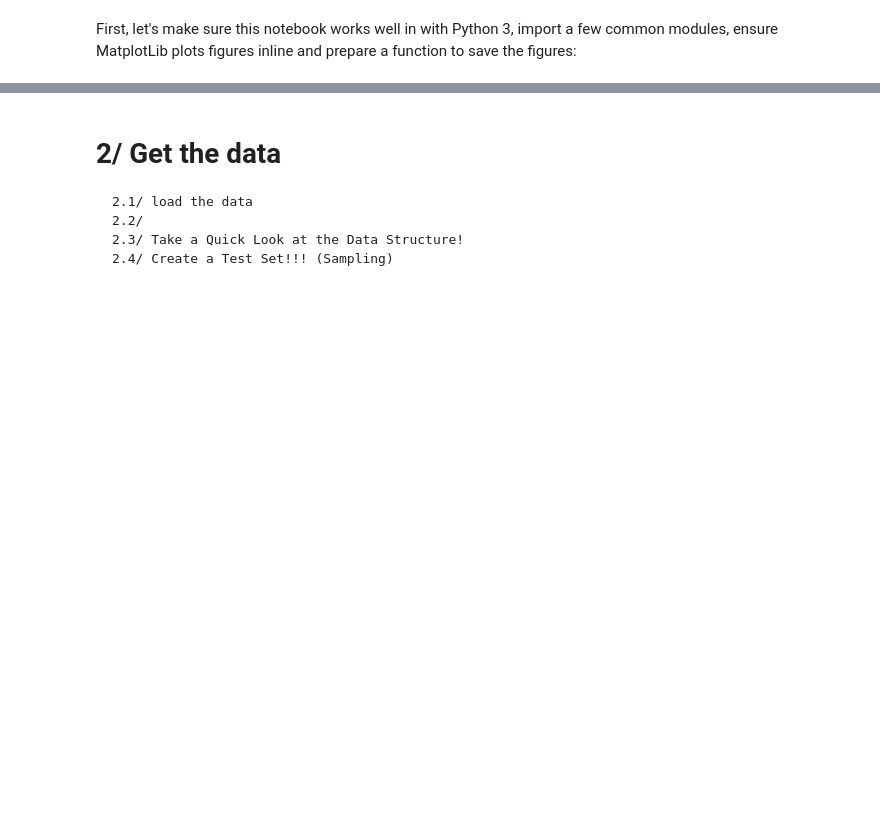
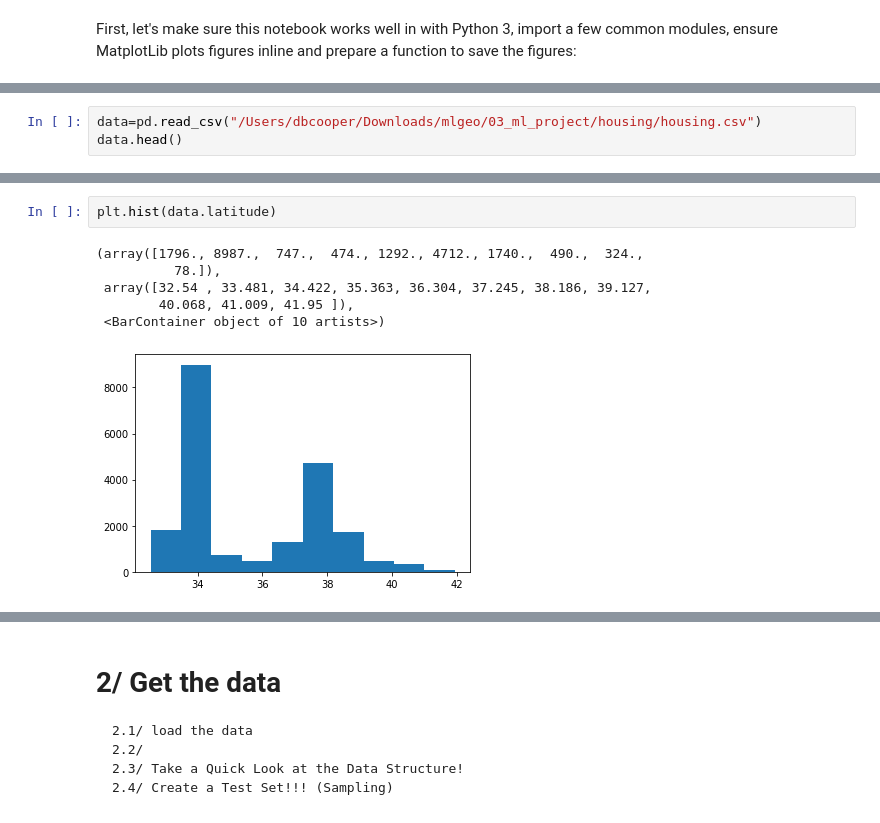
Before and after one commit to codingpanda19/mlgeo, a Jupyter notebook: 03_ml_project/mlgeo_03_full_project_development.ipynb, the cells around one changed output, grey strips where cells are left out. Cells and saved outputs as stored; diff of their text form; blank space fills up the shorter version.

Commit message:
my project

```diff
--- a/03_ml_project/mlgeo_03_full_project_development.ipynb
+++ b/03_ml_project/mlgeo_03_full_project_development.ipynb
@@ -61,0 +66,3 @@ else:
+# %%
+data=pd.read_csv("/Users/dbcooper/Downloads/mlgeo/03_ml_project/housing/housing.csv")
+data.head()
@@ -61,0 +92,9 @@ else:
+# %%
+plt.hist(data.latitude)
+# %% [output]
+(array([1796., 8987.,  747.,  474., 1292., 4712., 1740.,  490.,  324.,
+          78.]),
+ array([32.54 , 33.481, 34.422, 35.363, 36.304, 37.245, 38.186, 39.127,
+        40.068, 41.009, 41.95 ]),
+ <BarContainer object of 10 artists>)
+[figure, added]
```
Also changed, not shown: parts of 52 cells of this notebook, 3 other files.
